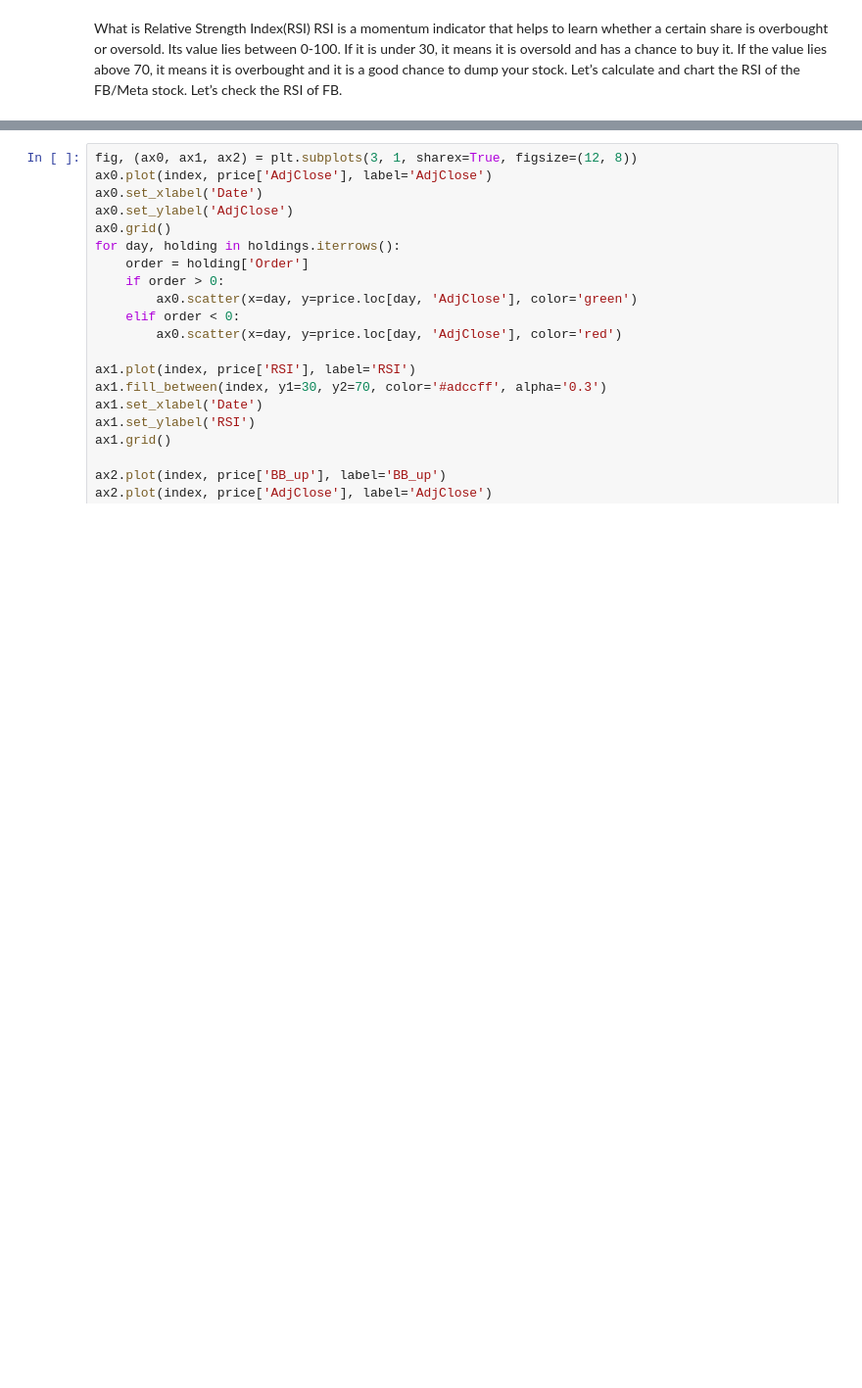
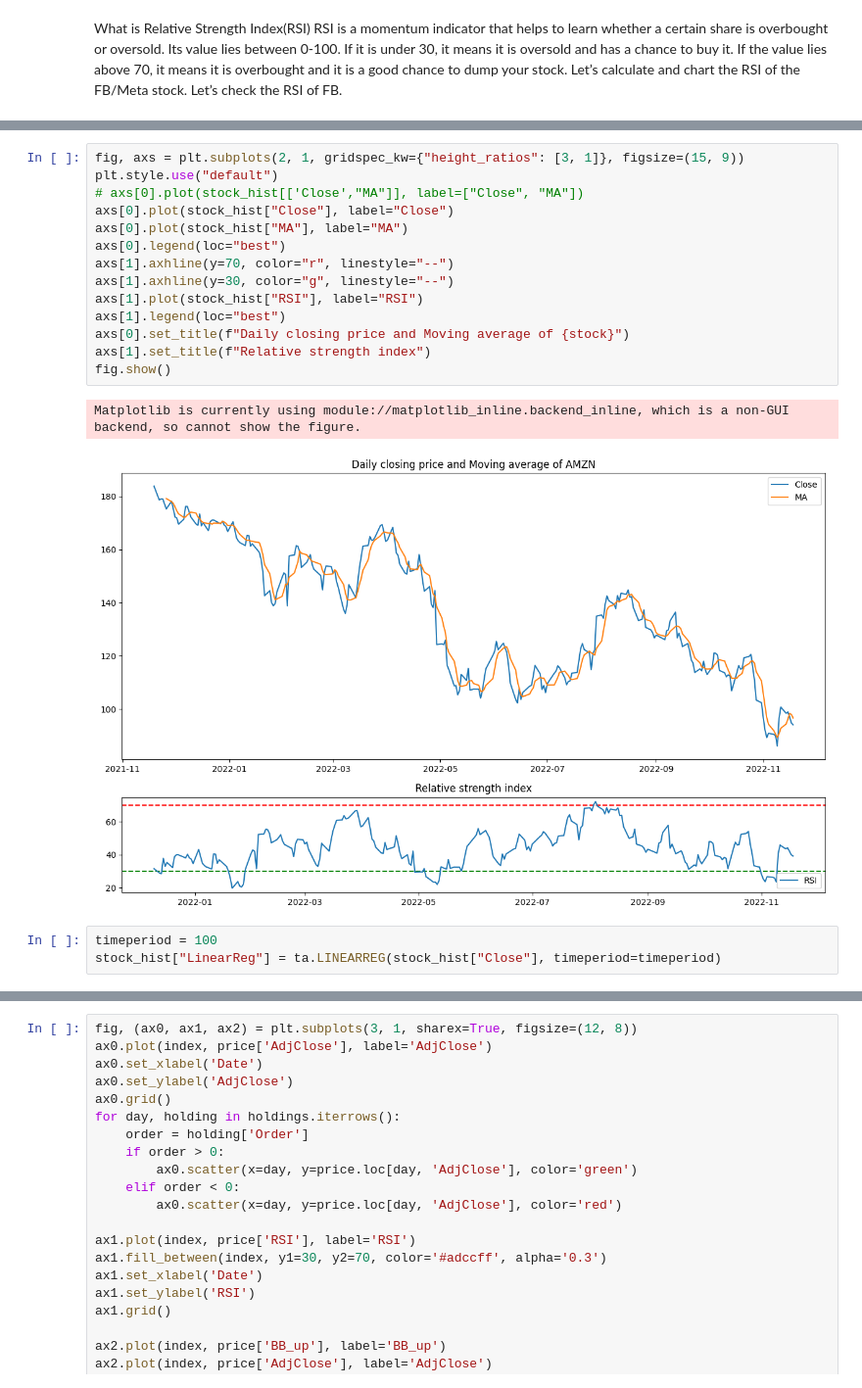
Before and after one commit to Jose-Sabater/marketeer, a Jupyter notebook: stocks/stock_analysis.ipynb, the cells around one changed output, grey strips where cells are left out. Shown: that part at 98% size. Drawn from its saved outputs; the diff is of its cells as text; blank space fills up the shorter version.

```diff
--- a/stocks/stock_analysis.ipynb
+++ b/stocks/stock_analysis.ipynb
@@ -220,0 +92,20 @@ dtype: float64
+# %%
+fig, axs = plt.subplots(2, 1, gridspec_kw={"height_ratios": [3, 1]}, figsize=(15, 9))
+plt.style.use("default")
+# axs[0].plot(stock_hist[['Close',"MA"]], label=["Close", "MA"])
+axs[0].plot(stock_hist["Close"], label="Close")
+axs[0].plot(stock_hist["MA"], label="MA")
+axs[0].legend(loc="best")
+axs[1].axhline(y=70, color="r", linestyle="--")
+axs[1].axhline(y=30, color="g", linestyle="--")
+axs[1].plot(stock_hist["RSI"], label="RSI")
+axs[1].legend(loc="best")
+axs[0].set_title(f"Daily closing price and Moving average of {stock}")
+axs[1].set_title(f"Relative strength index")
+fig.show()
+# %% [output]
+Matplotlib is currently using module://matplotlib_inline.backend_inline, which is a non-GUI backend, so cannot show the figure.
+[figure, added]
+# %%
+timeperiod = 100
+stock_hist["LinearReg"] = ta.LINEARREG(stock_hist["Close"], timeperiod=timeperiod)
```
Also changed, not shown: parts of 34 cells of this notebook, 2 other files.
